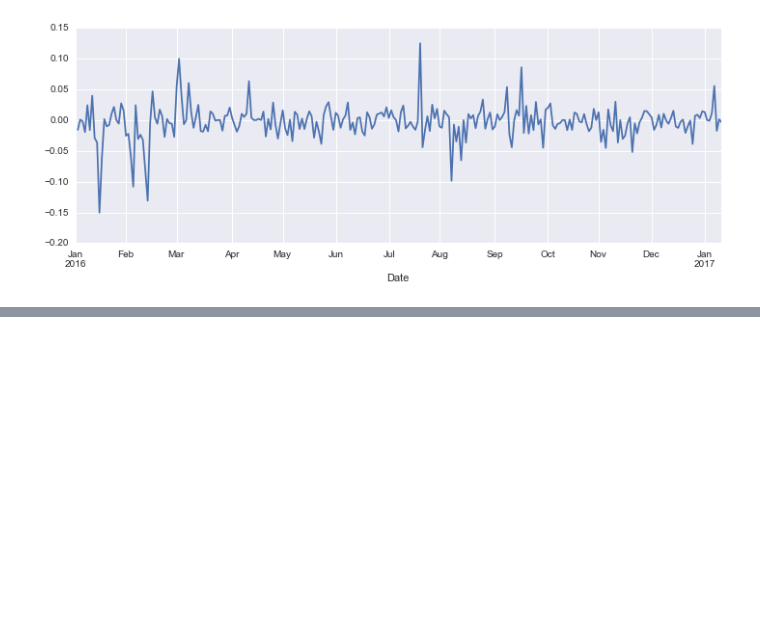
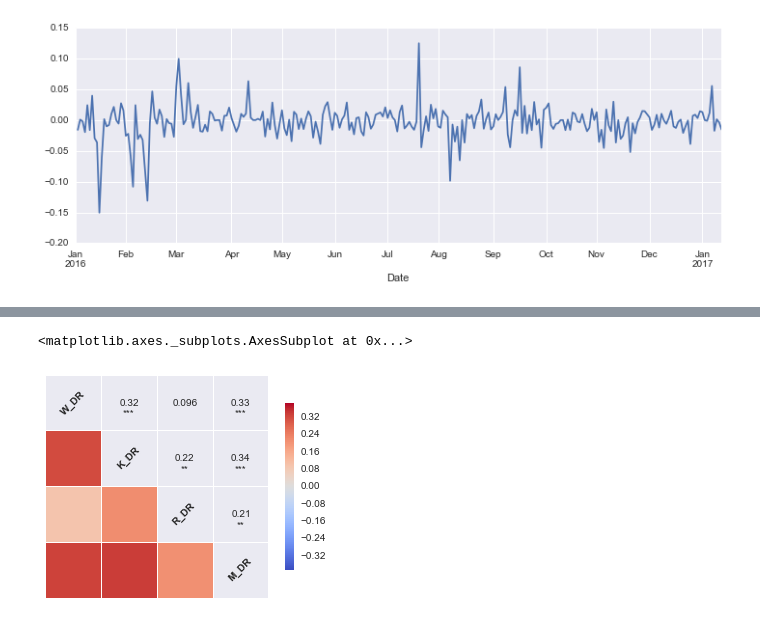
Before and after one commit to sunyam/NSE_Stocks_Analysis, a Jupyter notebook: Stocks_Analysis.ipynb, the cells around one changed output, grey strips where cells are left out. Saved outputs shown, nothing was run; the diff lists cells and outputs as text; code cells hidden in the pictures; blank space fills up the shorter version.

Commit message:
calculating correlation matrix, and moving averages

```diff
--- a/Stocks_Analysis.ipynb
+++ b/Stocks_Analysis.ipynb
@@ -101,0 +114,8 @@ DailyReturns.plot(legend=True, figsize=(16,6), colors=['b','g','r','y'])
+# %%
+sns.corrplot(DailyReturns.dropna())
+
+# This Correlation Matrix shows that there is least correlation between Wockhardt and Rajesh Exports, and most between
+# Kaveri Seeds and Mirza International (although, still low)
+# %% [output]
+<matplotlib.axes._subplots.AxesSubplot at 0x...>
+[figure, added]
```
Also changed, not shown: parts of 7 cells of this notebook.
